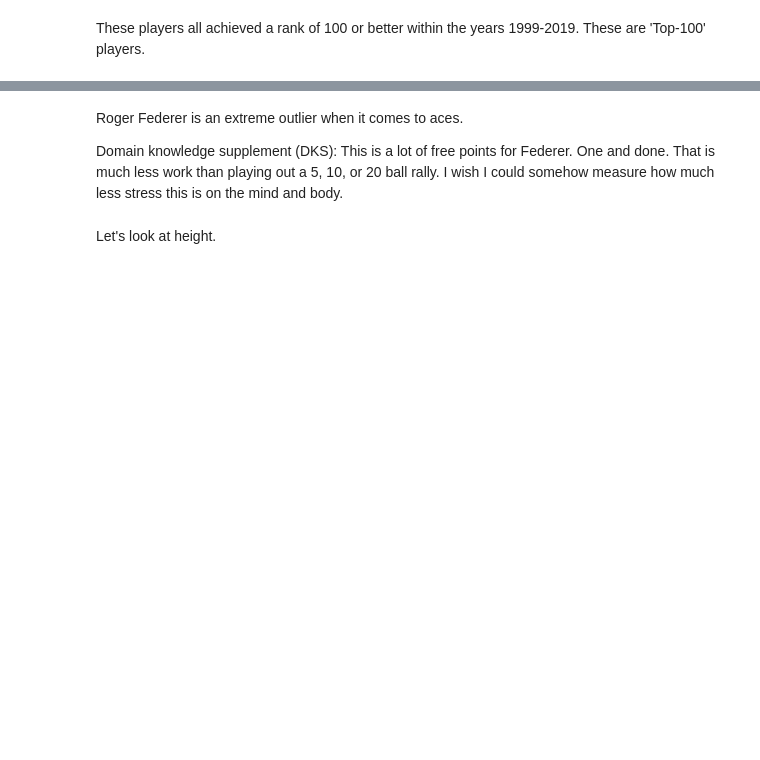
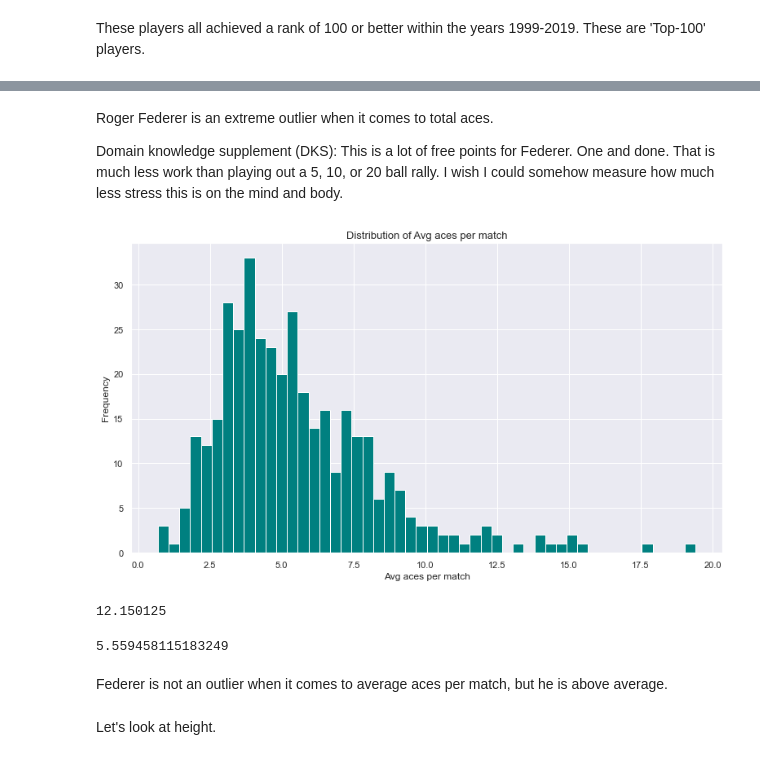
Before and after one commit to Racket-Science/Tennis-Match-Predictions, a Jupyter notebook: Notebooks/bondy_books/explore.ipynb, the cells around one changed output, grey strips where cells are left out. Drawn from its saved outputs; the diff is of its cells as text; code cells hidden in the pictures; blank space fills up the shorter version.

```diff
--- a/Notebooks/bondy_books/explore.ipynb
+++ b/Notebooks/bondy_books/explore.ipynb
@@ -203,7 +205,23 @@ extreme_bounds.loc['ace_total', 'upper_bound']
 # %% [markdown]
-Roger Federer is an extreme outlier when it comes to aces.
+Roger Federer is an extreme outlier when it comes to total aces.
 
 Domain knowledge supplement (DKS): This is a lot of free points for Federer. One and done. That is much less work than playing out a 5, 10, or 20 ball rally. I wish I could somehow measure how much less stress this is on the mind and body.
+# %%
+distribution(pf, 'avg_aces_per_match')
+# %% [output]
+[figure, added]
+# %%
+# locate upper bound for average aces per match
+bounds.loc['avg_aces_per_match', 'upper_bound']
+# %% [output]
+12.150125
+# %%
+# locate mean for average aces per match
+summary_stats.loc['avg_aces_per_match', 'mean']
+# %% [output]
+5.559458115183249
+# %% [markdown]
+Federer is not an outlier when it comes to average aces per match, but he is above average.
 # %% [markdown]
 Let's look at height.
 # %%
```
Also changed, not shown: parts of 26 cells of this notebook.
